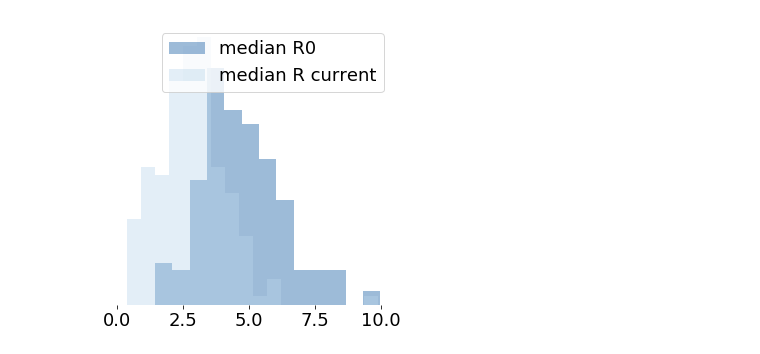
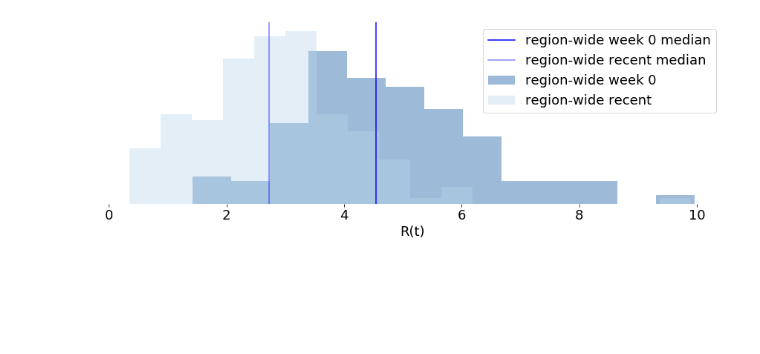
Before and after one commit to ccc1685/covid-19, a Jupyter notebook: notebooks/sortmodels_bywaic_reportvars_Rtime.ipynb, the cells around one changed output. Saved outputs shown, nothing was run; the diff lists cells and outputs as text; code cells hidden in the pictures; blank space fills up the shorter version.

Commit message:
updated visualize and figure, table notebooks

```diff
--- a/notebooks/sortmodels_bywaic_reportvars_Rtime.ipynb
+++ b/notebooks/sortmodels_bywaic_reportvars_Rtime.ipynb
@@ -88,32 +88,38 @@ print(dfreport)
 # %%
 font = {'family' : 'sans-serif',
         'weight' : 'normal',
         'size'   : 18}
 
 matplotlib.rc('font', **font)
 
 
 def simpleaxis(ax):
     ax.spines['top'].set_visible(False)
     ax.spines['bottom'].set_visible(False)
     ax.spines['right'].set_visible(False)
     ax.spines['left'].set_visible(False)
 
 #flatui = ["#9b59b6", "#3498db", "#95a5a6", "#e74c3c", "#34495e", "#2ecc71"]
 c_ = sns.color_palette('Blues')
-f,ax = plt.subplots(1,1,figsize=(5,5))
-sns.distplot(dfreport['median R0'],color=c_[5],ax=ax, kde=False, norm_hist=True, label='median R0')
-sns.distplot(dfreport['median R current'],color=c_[1],ax=ax, kde=False, norm_hist=True,label='median R current')
-ax = plt.gca()
+f,ax = plt.subplots(1,1,figsize=(15,5))
+sns.distplot(dfreport['median R0'],color=c_[5],ax=ax, kde=False, norm_hist=True, label='region-wide week 0')
+mu = np.median(dfreport['median R0'].values)
+ax.axvline(mu,color='b',label='region-wide week 0 median')
+sns.distplot(dfreport['median R current'],color=c_[1],ax=ax, kde=False, norm_hist=True,label='region-wide recent')
+mu = np.median(dfreport['median R current'].values)
+ax.axvline(mu,color='b',alpha=0.5,label='region-wide recent median')
 # ax.set_xlim((0,1))
 plt.legend()
 simpleaxis(ax)
 # ax.set_title(label,fontsize=fs)
 # ax.axvline(mu)
 # ax.text(mu,20,str(np.round(mu,3)))
 ax.get_yaxis().set_visible(False)
 ax.set_xlabel('')
 plt.subplots_adjust(hspace=0.5,bottom=0.1)
+ax.set_xlabel('R(t)')
+plt.subplots_adjust(hspace=0.5,bottom=0.2)
+
 plt.savefig('../postfit_derivatives/Rpastpresent.png')
 # %% [output]
-[figure, old version]
+[figure, new version]
```
Also changed, not shown: parts of 1 cell of this notebook, 9 other files.
